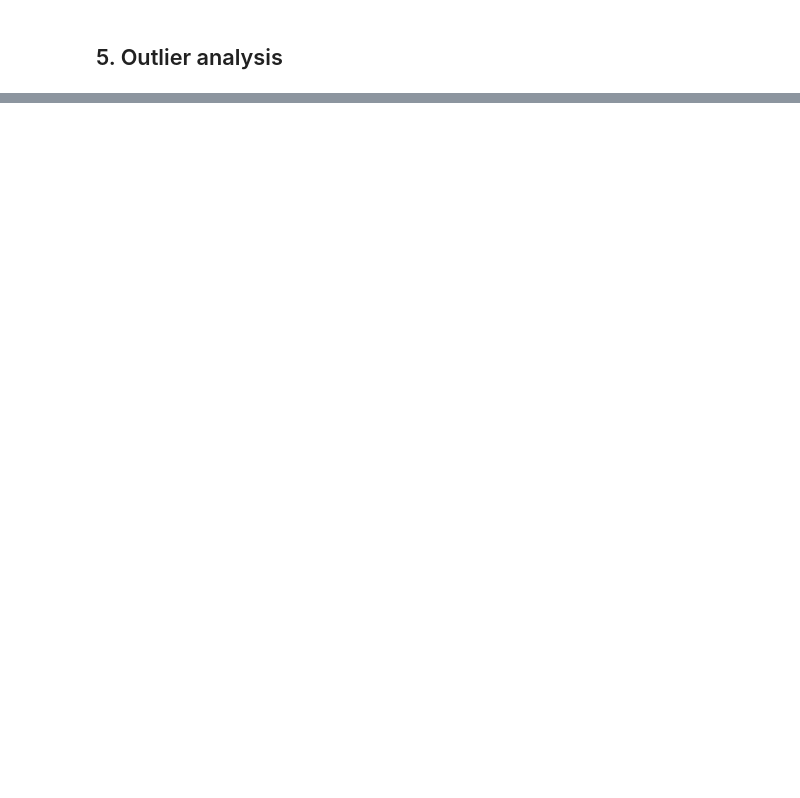
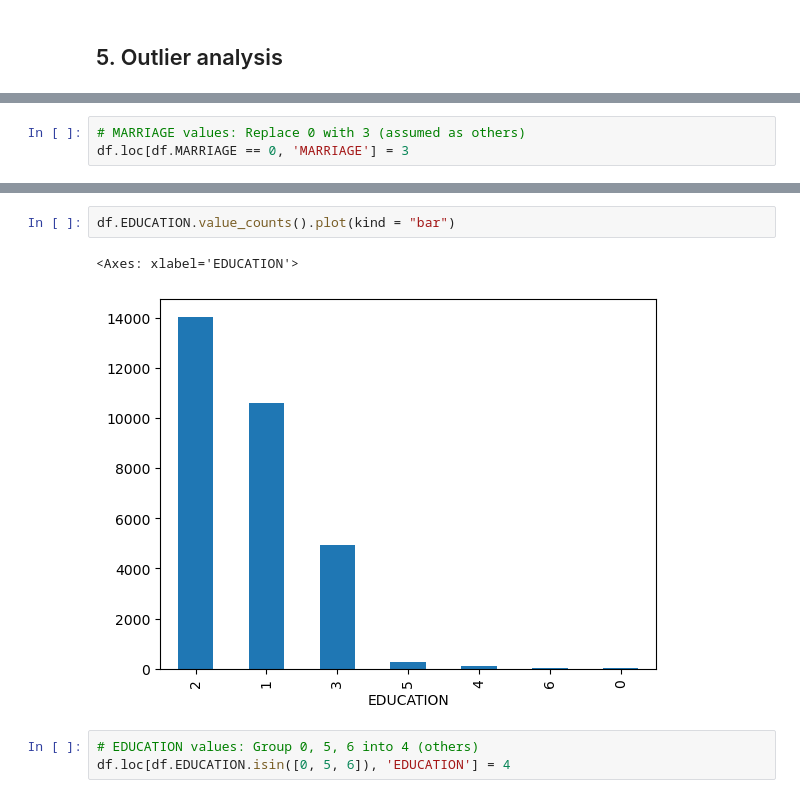
Before and after one commit to SANDIEGOAI/Credit_Card_Default, a Jupyter notebook: notebooks/03_exploratory_data_analysis.ipynb, the cells around one changed output, grey strips where cells are left out. Cells and saved outputs as stored; diff of their text form; blank space fills up the shorter version.

```diff
--- a/notebooks/03_exploratory_data_analysis.ipynb
+++ b/notebooks/03_exploratory_data_analysis.ipynb
@@ -196,0 +124,3 @@ These insights suggest that payment history and credit utilization patterns may
+# %%
+# MARRIAGE values: Replace 0 with 3 (assumed as others)
+df.loc[df.MARRIAGE == 0, 'MARRIAGE'] = 3
@@ -196,0 +146,8 @@ These insights suggest that payment history and credit utilization patterns may
+# %%
+df.EDUCATION.value_counts().plot(kind = "bar")
+# %% [output]
+<Axes: xlabel='EDUCATION'>
+[figure, added]
+# %%
+# EDUCATION values: Group 0, 5, 6 into 4 (others)
+df.loc[df.EDUCATION.isin([0, 5, 6]), 'EDUCATION'] = 4
```
Also changed, not shown: parts of 50 cells of this notebook, 5 other files.
